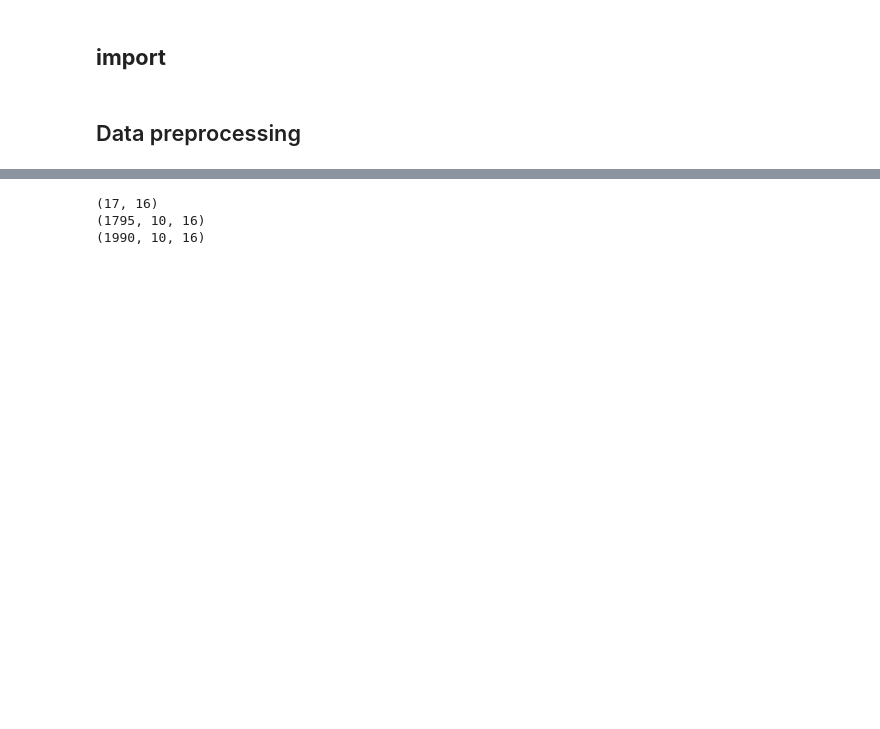
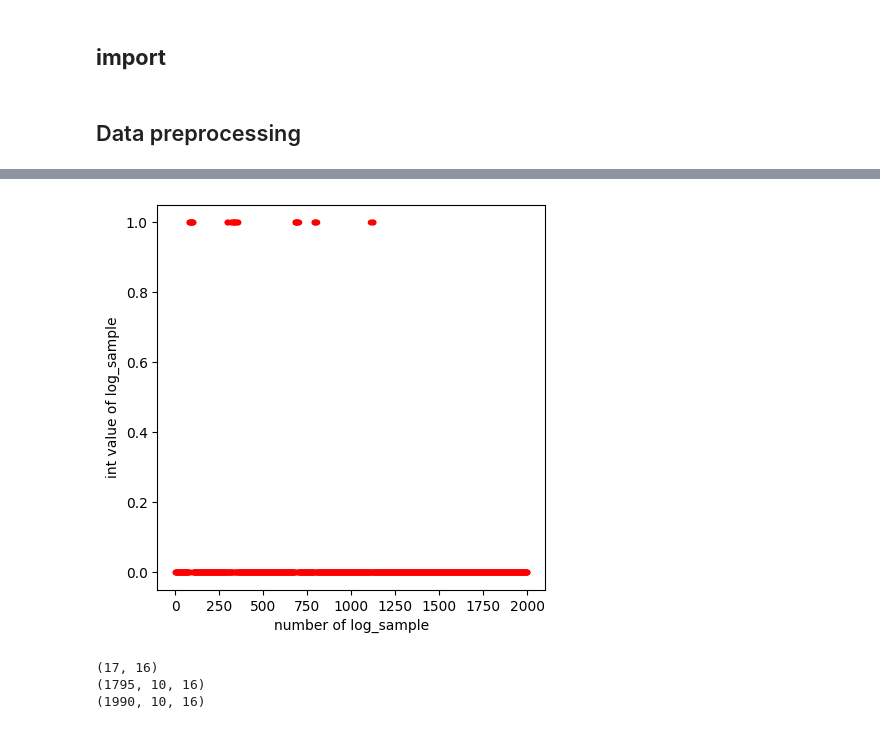
Before and after one commit to ha5804/RNN_LSTM, a Jupyter notebook: lstm.ipynb, the cells around one changed output, grey strips where cells are left out. Drawn from its saved outputs; the diff is of its cells as text; code cells hidden in the pictures; blank space fills up the shorter version.

```diff
--- a/lstm.ipynb
+++ b/lstm.ipynb
@@ -57,3 +42,7 @@ TypeError: scatter() missing 1 required positional argument: 'y'
+# %%
+myplot.sliding_window_data(labels)
+# %% [output]
+[figure, added]
 # %%
 embedding = Embedding(event_size, 16)
 print(embedding.embedding_matrix.shape)
```
Also changed, not shown: parts of 2 cells of this notebook, 2 other files.
